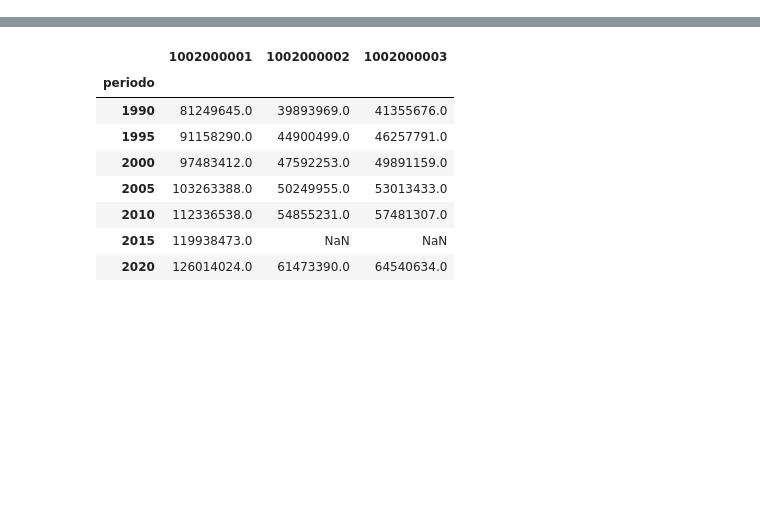
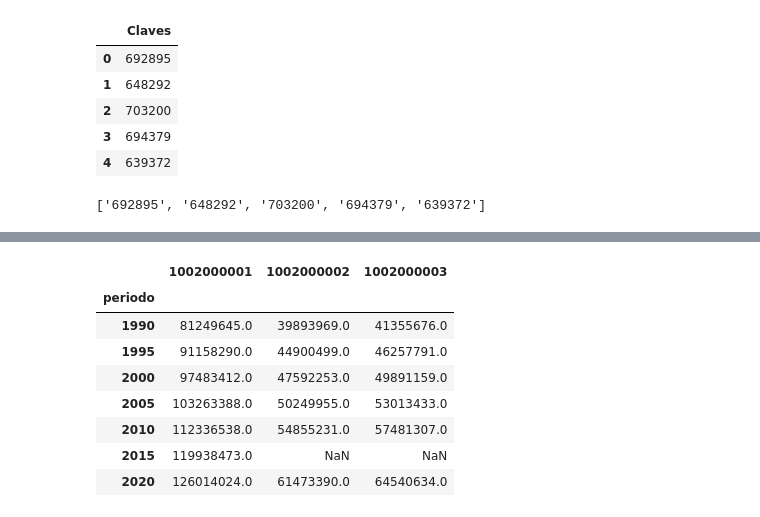
Before and after one commit to LuisMaanuel/API-INEGI-BAXICO, a Jupyter notebook: notebook/INEGI.DatosBancoIndicadores.ipynb, the cells around one changed output, grey strips where cells are left out. Drawn from its saved outputs; the diff is of its cells as text; code cells hidden in the pictures; blank space fills up the shorter version.

```diff
--- a/notebook/INEGI.DatosBancoIndicadores.ipynb
+++ b/notebook/INEGI.DatosBancoIndicadores.ipynb
@@ -141,6 +141,20 @@ class INEGI_BI:
                 except:
                     n_df.loc[idx,col] = 'La información no existe'
         return n_df
+# %%
+claves_ejemplo = pd.read_excel("../pruebas/inegi-muestra-5claves.xlsx")
+claves_ejemplo
+# %% [output]
+|  | Claves |
+| 0 | 692895 |
+| 1 | 648292 |
+| 2 | 703200 |
+| 3 | 694379 |
+| 4 | 639372 |
+# %%
+claves_ejemplo["Claves"].astype(str).tolist()
+# %% [output]
+['692895', '648292', '703200', '694379', '639372']
 # %%
 TOKEN = "f6a7b69c-5c48-bf0c-b191-5ca98c6a6cc0"
 API_INEGI_BI= INEGI_BI(TOKEN)
```
Also changed, not shown: parts of 2 cells of this notebook, 9 other files.
